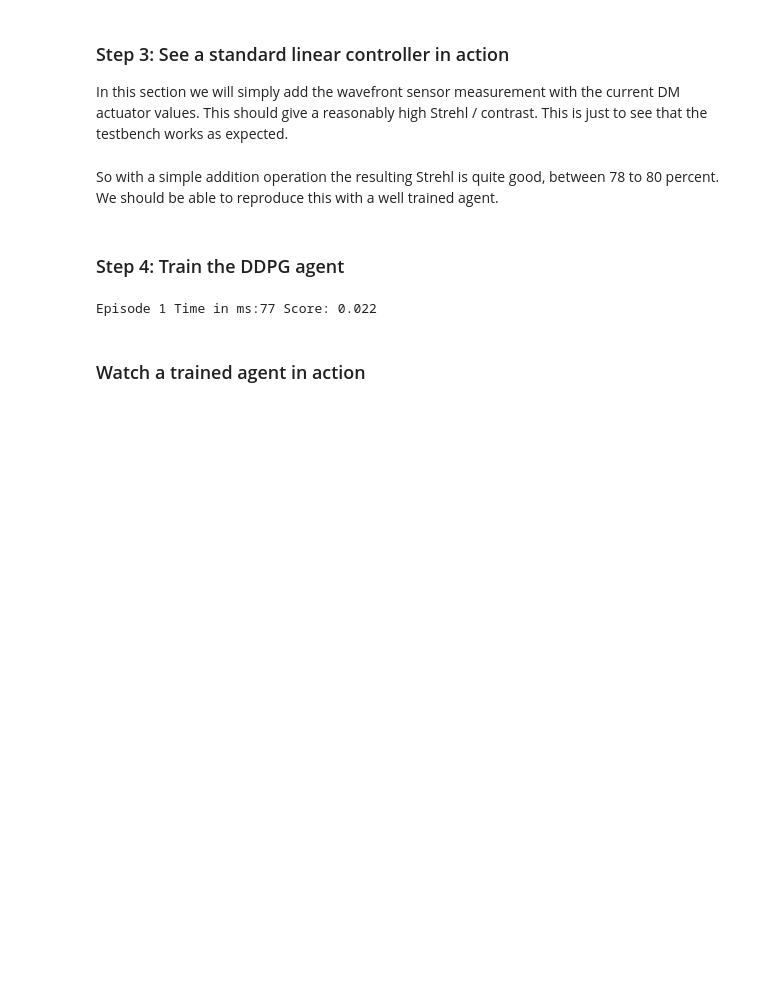
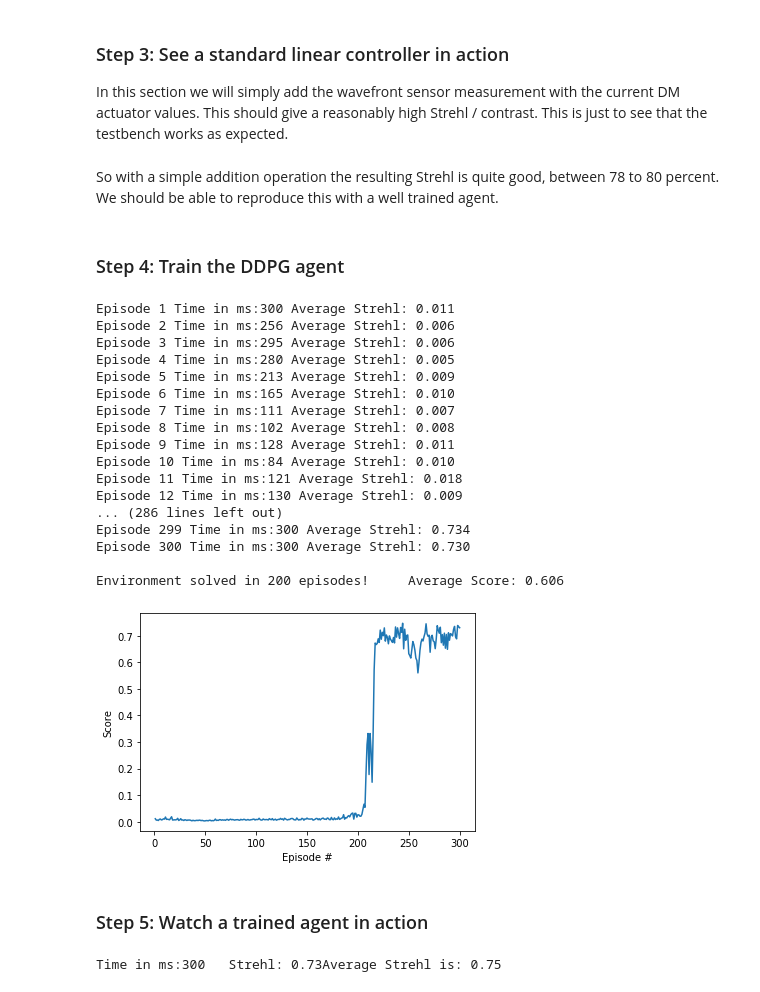
Before and after one commit to VikramRadhakrishnan/DeepContrast, a Jupyter notebook: HCI_DRL_residuals.ipynb, the cells around one changed output. Drawn from its saved outputs; the diff is of its cells as text; code cells hidden in the pictures; blank space fills up the shorter version.

Commit message:
Add working code for Strehl maximization

```diff
--- a/HCI_DRL_residuals.ipynb
+++ b/HCI_DRL_residuals.ipynb
@@ -186,7 +192,12 @@ for time in range(50):
     amps = np.squeeze(amps)
     amps = np.clip(amps, -1, 1)
 
+    recon_wf = tb._dm.forward(tb._turbulence())
+    imshow_field(recon_wf.phase, grid=pupil_grid, vmin=-np.pi, vmax=np.pi, cmap='RdBu')
+    plt.show()
+
     next_state, reward, done, _ = tb.step(amps)
+
 
     state = next_state.copy()
 
@@ -212,19 +204,0 @@ for time in range(50):
-# %%
-for pltfig in range(100):
-    amps = state.copy()
-    amps = np.squeeze(amps)
-    amps = np.clip(amps, -1, 1)
-
-    next_state, reward, done, _ = tb.step(amps)
-    state = next_state.copy()
-
-    wfatms = tb._turbulence()
-    imshow_field(wfatms.phase, grid=pupil_grid, vmin=-np.pi, vmax=np.pi, cmap='RdBu')
-    plt.savefig("{:0>2d}.png".format(pltfig))
-# %%
-amps = state.copy()
-amps = np.squeeze(amps)
-amps = np.clip(amps, -1, 1)
-
-next_state, reward, done, _ = tb.step(amps)
-state = next_state.copy()
@@ -259,9 +223,9 @@ GAMMA = 0.95
 TAU = 1e-2
 N_TIME_STEPS = 1
 N_LEARN_UPDATES = 1
-EPSILON_START = 0.01
+EPSILON_START = 1
 EPSILON_DECAY = 1
-EPSILON_END = 0.01
+EPSILON_END = 1
 
 if tf.test.is_gpu_available():
     DEVICE = "/GPU:0"
@@ -286,46 +250,63 @@ def ddpg(n_episodes=1000, print_every=100):
         score = 0
         t = 0
 
-        while(t <= 300):
+        while(t < 300):
             t += 1
             action = agent.act(state)
 
             next_state, reward, done, _ = tb.step(np.squeeze(action))
 
-            if t == 300:
-                done = True
+            #if t == 300:
+                #done = True
 
-            agent.step(t, state, action, np.log10(reward), next_state, done)
+            agent.step(t, state, action, -np.log10(1 - reward), next_state, done)
 
             state = next_state.copy()
             score += reward
 
             print('\rEpisode {} Time in ms:{} Score: {:.3f}'.format(i_episode, t, reward), end="")
 
             if done:
                 break
 
         scores_deque.append(score / t)
         scores.append(score / t)
         agent.actor_local.model.save('checkpoint_actor.h5')
         agent.critic_local.model.save('checkpoint_critic.h5')
         print('\rEpisode {} Time in ms:{} Average Strehl: {:.3f}'.format(i_episode, t, (score / t)))
 
-        if np.mean(scores_deque) >= 0.6:
+        if np.mean(scores_deque) >= 0.8:
             print('\nEnvironment solved in {:d} episodes!\tAverage Score: {:.3f}'.format(i_episode-100, np.mean(scores_deque)))
             agent.actor_local.model.save('checkpoint_actor.h5')
             agent.critic_local.model.save('checkpoint_critic.h5')
             break
 
     return scores
 
 scores = ddpg()
 
 fig = plt.figure()
 ax = fig.add_subplot(111)
 plt.plot(np.arange(1, len(scores)+1), scores)
 plt.ylabel('Score')
 plt.xlabel('Episode #')
 plt.show()
 # %% [output]
-Episode 1 Time in ms:77 Score: 0.022
+Episode 1 Time in ms:300 Average Strehl: 0.011
+Episode 2 Time in ms:256 Average Strehl: 0.006
+Episode 3 Time in ms:295 Average Strehl: 0.006
+Episode 4 Time in ms:280 Average Strehl: 0.005
+Episode 5 Time in ms:213 Average Strehl: 0.009
+Episode 6 Time in ms:165 Average Strehl: 0.010
+Episode 7 Time in ms:111 Average Strehl: 0.007
+Episode 8 Time in ms:102 Average Strehl: 0.008
+Episode 9 Time in ms:128 Average Strehl: 0.011
+Episode 10 Time in ms:84 Average Strehl: 0.010
+Episode 11 Time in ms:121 Average Strehl: 0.018
+Episode 12 Time in ms:130 Average Strehl: 0.009
+... (286 lines left out)
+Episode 299 Time in ms:300 Average Strehl: 0.734
+Episode 300 Time in ms:300 Average Strehl: 0.730
+
+Environment solved in 200 episodes!     Average Score: 0.606
+[figure, added]
@@ -332,5 +316,5 @@ Episode 1 Time in ms:77 Score: 0.022
 # %% [markdown]
-### Watch a trained agent in action
+### Step 5: Watch a trained agent in action
 # %%
 n_episodes = 1
 
@@ -339,7 +323,7 @@ for i_episode in range(1, n_episodes+1):
     score = 0
     t = 0
 
-    while(t < 10):
+    while(t < 300):
         t += 1
         state = np.expand_dims(state, 0)
         action = agent.actor_local.model(state)
@@ -348,3 +332,10 @@ for i_episode in range(1, n_episodes+1):
         print('\rTime in ms:{}\t Strehl: {:.2f}'.format(t, reward), end="")
         state = next_state
         score += reward
+
+        if done:
+            break
+
+print("\nAverage Strehl is: {:.2f}".format(score/t))
+# %% [output]
+Time in ms:300   Strehl: 0.73Average Strehl is: 0.75
```
Also changed, not shown: parts of 25 cells of this notebook, 1 other file.
